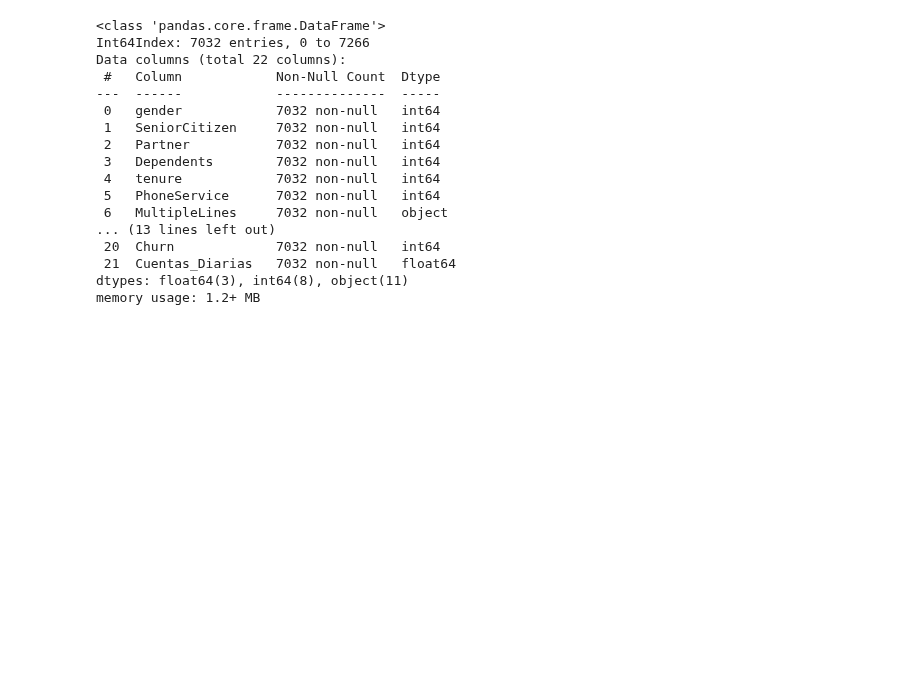
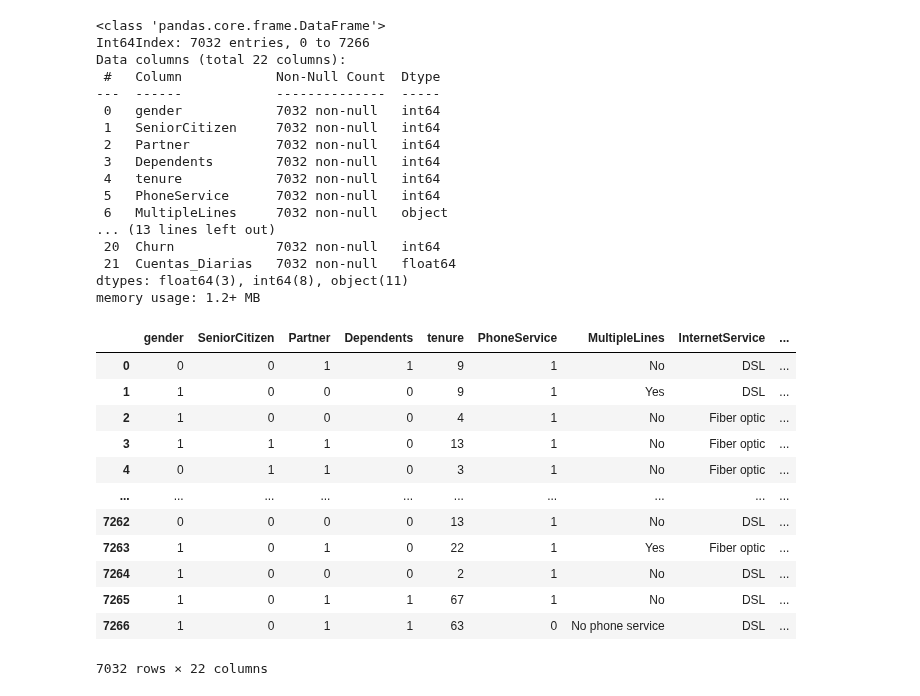
Before and after one commit to jbernalg/challenge_TelecomX, a Jupyter notebook: challenge_telecomx.ipynb, the cells around one changed output. Cells and saved outputs as stored; diff of their text form; code cells hidden in the pictures; blank space fills up the shorter version.

```diff
--- a/challenge_telecomx.ipynb
+++ b/challenge_telecomx.ipynb
@@ -328,7 +322,7 @@ Name: gender, Length: 7032, dtype: int64
 # %%
 # convertir valores de churn a binario
 # 0:No esta con la empresa. 1: Sigue en la empresa
-df_exp['Churn'] = df_exp['Churn'].apply(lambda x: x.replace('Yes', '1').replace('No', '0')).astype(np.int64)
+df_exp['Churn'] = df_exp['Churn'].replace({'Yes':'1', 'No':'0'}).astype(np.int64)
 df_exp['Churn'][:5]
 # %% [output]
 0    0
@@ -361,3 +355,19 @@ Data columns (total 22 columns):
  21  Cuentas_Diarias   7032 non-null   float64
 dtypes: float64(3), int64(8), object(11)
 memory usage: 1.2+ MB
+# %%
+df_exp
+# %% [output]
+|  | gender | SeniorCitizen | Partner | Dependents | tenure | PhoneService | MultipleLines | InternetService | ... |
+| 0 | 0 | 0 | 1 | 1 | 9 | 1 | No | DSL | ... |
+| 1 | 1 | 0 | 0 | 0 | 9 | 1 | Yes | DSL | ... |
+| 2 | 1 | 0 | 0 | 0 | 4 | 1 | No | Fiber optic | ... |
+| 3 | 1 | 1 | 1 | 0 | 13 | 1 | No | Fiber optic | ... |
+| 4 | 0 | 1 | 1 | 0 | 3 | 1 | No | Fiber optic | ... |
+| ... | ... | ... | ... | ... | ... | ... | ... | ... | ... |
+| 7262 | 0 | 0 | 0 | 0 | 13 | 1 | No | DSL | ... |
+| 7263 | 1 | 0 | 1 | 0 | 22 | 1 | Yes | Fiber optic | ... |
+| 7264 | 1 | 0 | 0 | 0 | 2 | 1 | No | DSL | ... |
+| 7265 | 1 | 0 | 1 | 1 | 67 | 1 | No | DSL | ... |
+| 7266 | 1 | 0 | 1 | 1 | 63 | 0 | No phone service | DSL | ... |
+7032 rows × 22 columns
```
Also changed, not shown: parts of 1 cell of this notebook.
